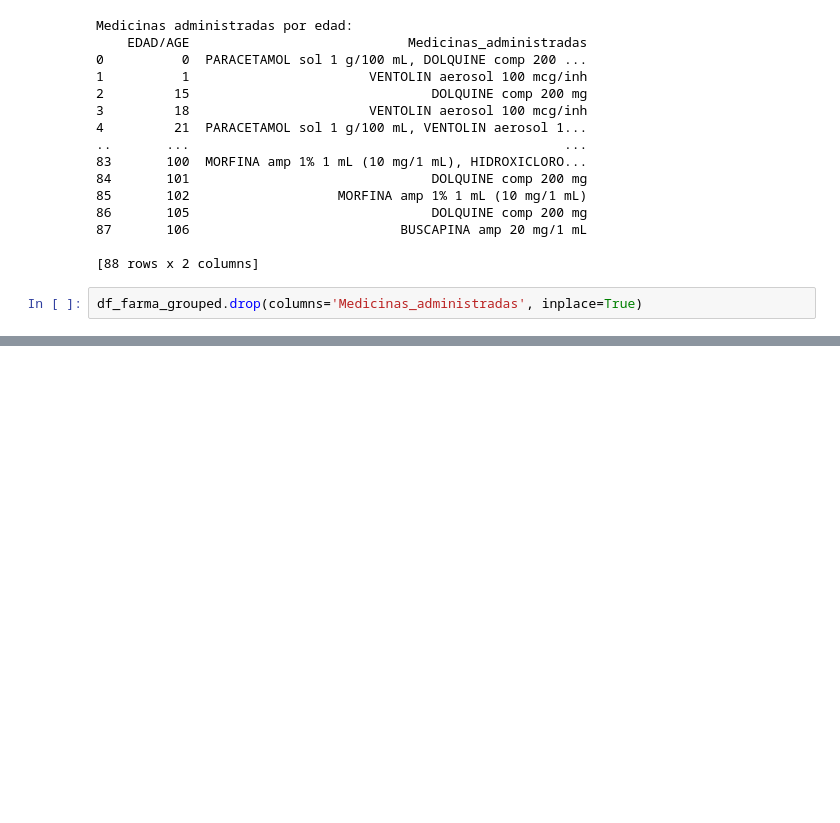
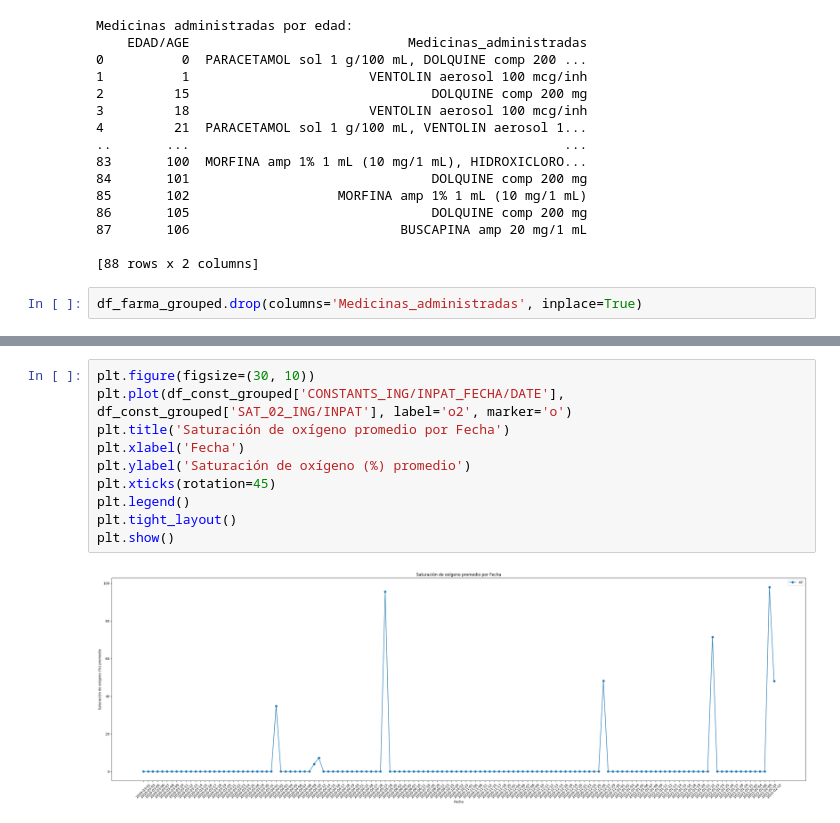
Before and after one commit to UnicornDataCience/R35_sopra_steria, a Jupyter notebook: notebooks/hdbscan.ipynb, the cells around one changed output, grey strips where cells are left out. Saved outputs shown, nothing was run; the diff lists cells and outputs as text; blank space fills up the shorter version.

```diff
--- a/notebooks/hdbscan.ipynb
+++ b/notebooks/hdbscan.ipynb
@@ -1015,0 +1125,12 @@ df_farma_grouped.drop(columns='Medicinas_administradas', inplace=True)
+# %%
+plt.figure(figsize=(30, 10))
+plt.plot(df_const_grouped['CONSTANTS_ING/INPAT_FECHA/DATE'], df_const_grouped['SAT_02_ING/INPAT'], label='o2', marker='o')
+plt.title('Saturación de oxígeno promedio por Fecha')
+plt.xlabel('Fecha')
+plt.ylabel('Saturación de oxígeno (%) promedio')
+plt.xticks(rotation=45)
+plt.legend()
+plt.tight_layout()
+plt.show()
+# %% [output]
+[figure, added]
```
Also changed, not shown: parts of 10 cells of this notebook.
